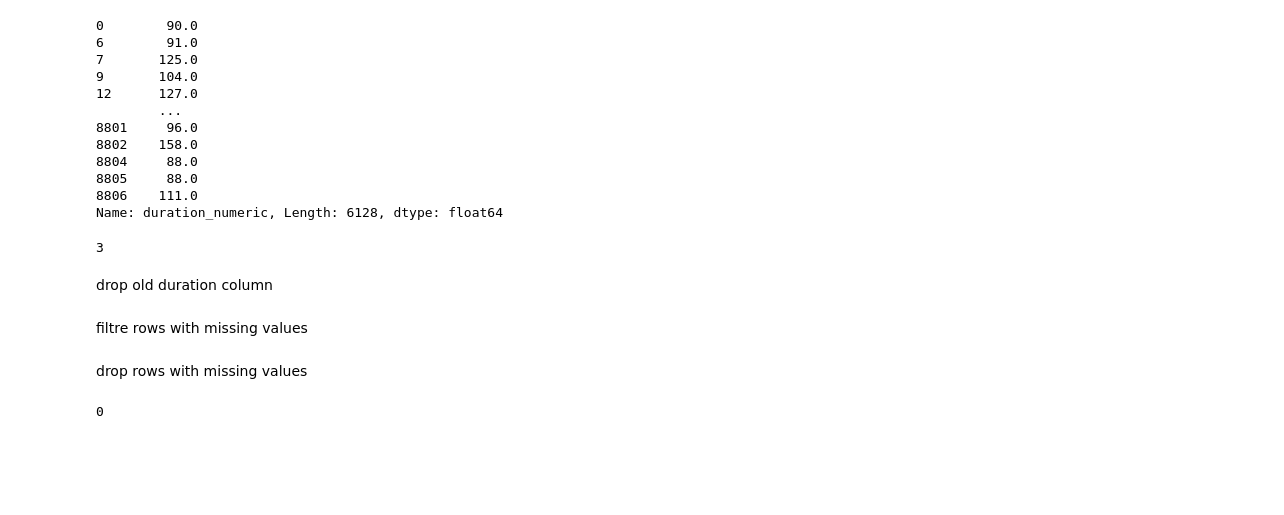
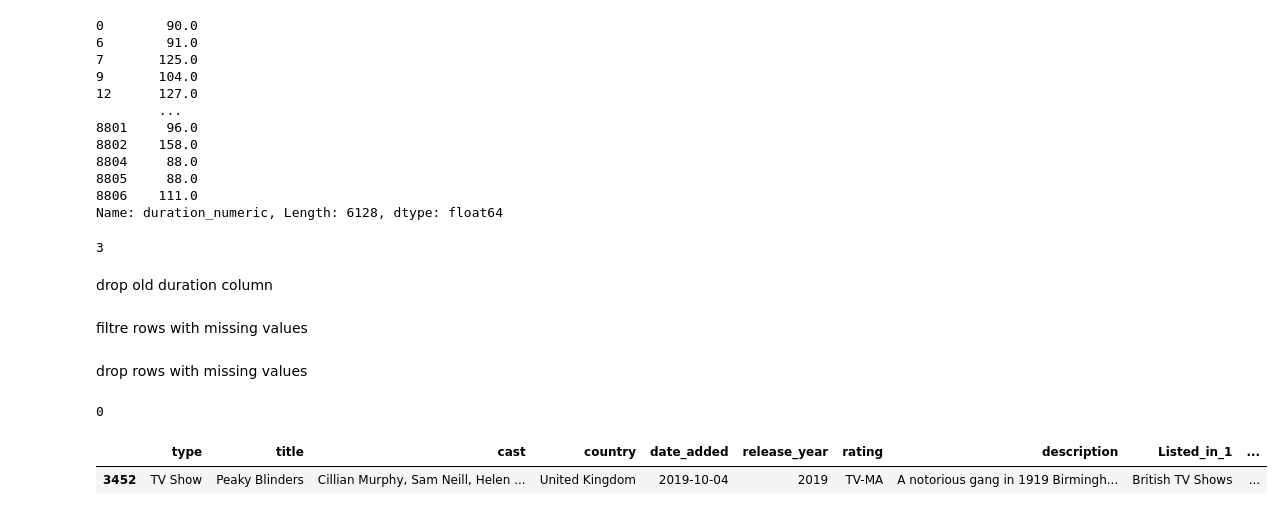
Before and after one commit to karolkruszynski/Netflix_Data_Cleaning, a Jupyter notebook: Netflix_Data_Cleaning.ipynb, the cells around one changed output. Drawn from its saved outputs; the diff is of its cells as text; code cells hidden in the pictures; blank space fills up the shorter version.

Commit message:
added some isin and between function

```diff
--- a/Netflix_Data_Cleaning.ipynb
+++ b/Netflix_Data_Cleaning.ipynb
@@ -190,3 +190,8 @@ df.drop(rows_to_drop.index, inplace=True)
 df['duration_numeric'].isna().sum()
 # %% [output]
 0
+# %%
+df.loc[df['title'].isin(["Peaky Blinders"])]
+# %% [output]
+|  | type | title | cast | country | date_added | release_year | rating | description | Listed_in_1 | ... |
+| 3452 | TV Show | Peaky Blinders | Cillian Murphy, Sam Neill, Helen ... | United Kingdom | 2019-10-04 | 2019 | TV-MA | A notorious gang in 1919 Birmingh... | British TV Shows | ... |
```
Also changed, not shown: parts of 1 cell of this notebook.
